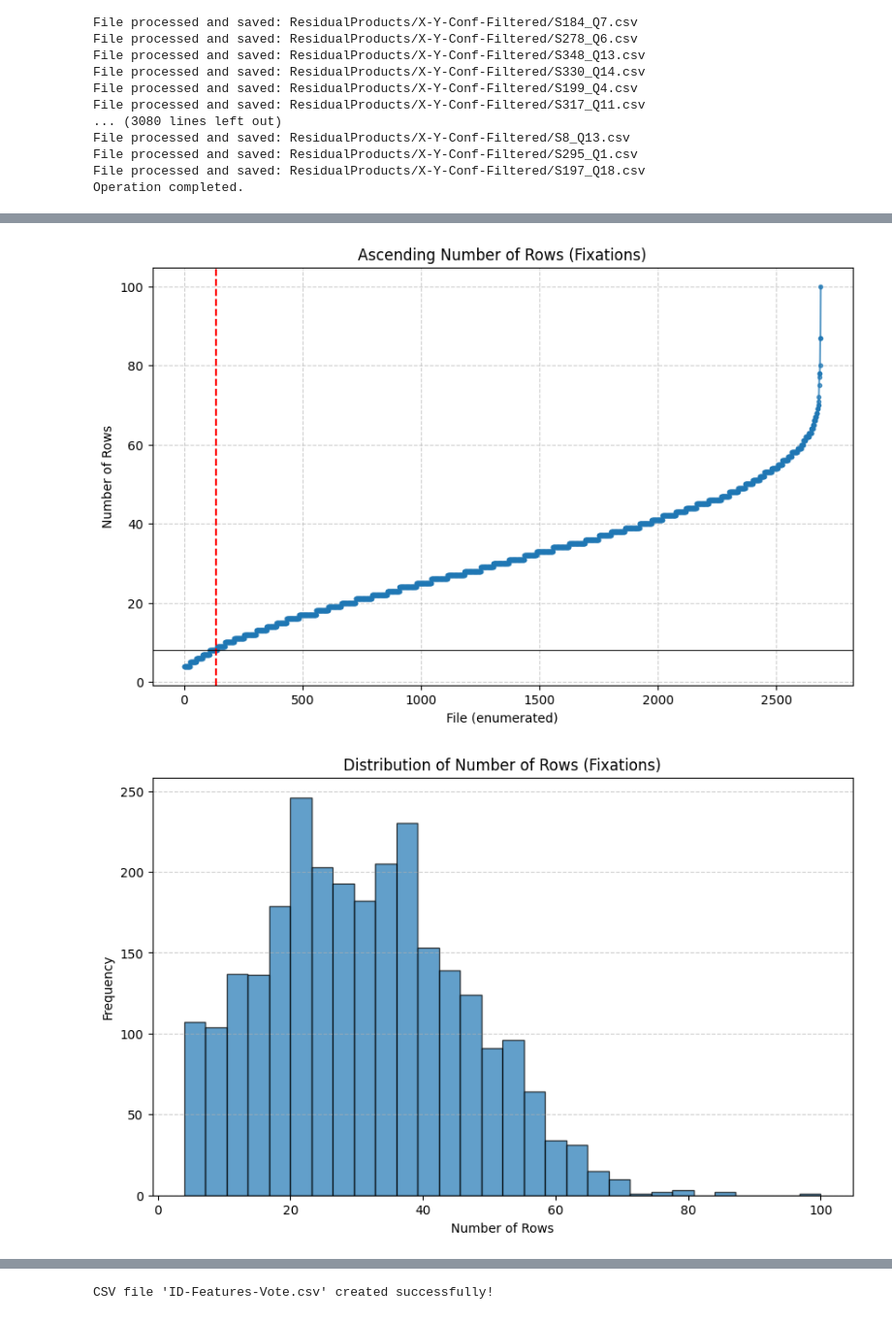
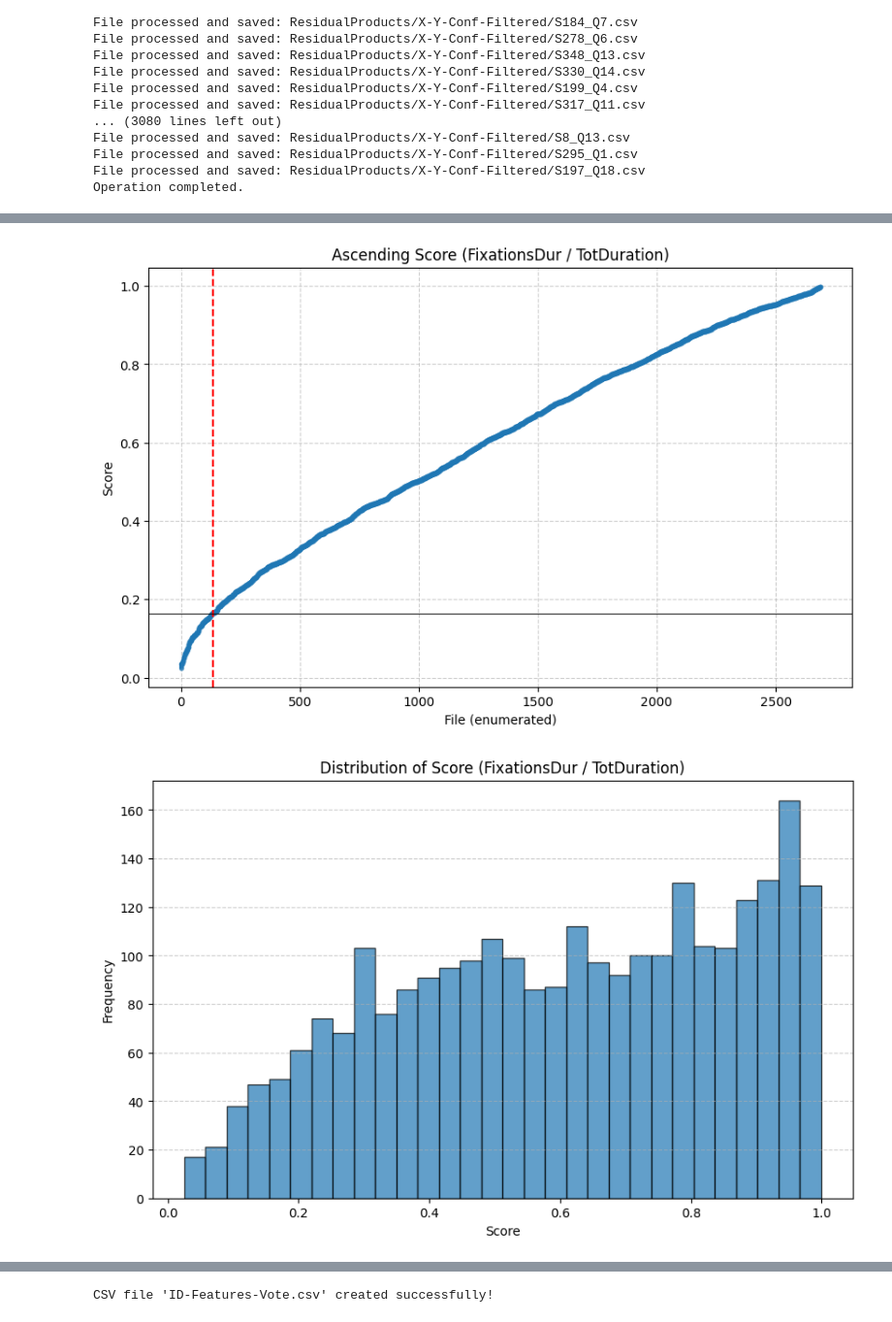
Before and after one commit to aclai-lab/TBME2025, a Jupyter notebook: Pipeline_DataCleaning.ipynb, the cells around one changed output, grey strips where cells are left out. Shown at 97% size. Saved outputs shown, nothing was run; the diff lists cells and outputs as text; code cells hidden in the pictures.

```diff
--- a/Pipeline_DataCleaning.ipynb
+++ b/Pipeline_DataCleaning.ipynb
@@ -821,6 +823,10 @@ length = len(durations_df)
 dur_05 = int(length * 0.05)  # 5th percentile index
 dur_95 = int(length * 0.95)  # 95th percentile index
 
+el1 = durations_df.head(dur_05)
+el2 = durations_df.tail(dur_05)
+el = pd.concat([el1, el2], ignore_index=True)
+
 # Filter durations to exclude extreme values
 durations_df = durations_df[dur_05:dur_95]
 
@@ -834,6 +840,8 @@ print(f"Min: {dfmin}\nMax: {dfmax}\nMean: {dfmean}\nStd: {dfstd}")
 
 # Copy the files corresponding to the filtered durations
 copy_files_from_dataframe(durations_df, 'coord_csv', 'ResidualProducts/csvPostDurationCleaning')
+eliminated = pd.concat([eliminated, el['File']])
+eliminated
 # %% [output]
 Calculated durations:
               File  Duration
@@ -946,10 +967,12 @@ plot_histogram_with_binning(
 
 # Calculate the 5th percentile index
 length = len(durations_df_filt)
-dur_10 = int(length * 0.05)
+dur_05 = int(length * 0.05)
+
+el = durations_df_filt.head(dur_05)
 
 # Filter the DataFrame to exclude the bottom 5% of durations
-durations_df_filt = durations_df_filt[dur_10:]
+durations_df_filt = durations_df_filt[dur_05:]
 
 # Calculate statistical metrics
 dfmin = durations_df_filt['Duration'].min()
@@ -966,6 +989,9 @@ copy_files_from_dataframe(
     'ResidualProducts/X-Y-Conf-Filtered',
     'ResidualProducts/csvPostDurationPostFilteringPostDurationCleaning'
 )
+
+eliminated = pd.concat([eliminated, el['File']])
+eliminated
 # %% [output]
 Calculated durations:
               File  Duration
@@ -1007,6 +1046,7 @@ df = plot_combined_range_distribution(range_x_df, ranges_y_df, threshold_x, thre
 if not os.path.exists(destination_folder):
     os.makedirs(destination_folder)
 
+el = df[df['Status'] == 'Cut']
 # Iterate over the kept trials
 kept_trials = df[df['Status'] == 'Kept']
 for trial in kept_trials['File']:
@@ -1020,6 +1060,9 @@ for trial in kept_trials['File']:
         print(f"Source file {source_file} not found.")
 
 print(f"Kept trials saved to {destination_folder}.")
+
+eliminated = pd.concat([eliminated, el['File']])
+eliminated
 # %% [output]
 S231_Q23.csv
 S433_Q47.csv
@@ -1105,74 +1199,51 @@ Processed file: Subject 295, Trial 1
 # %%
-# Directory containing the CSV files
-csv_folder = "ResidualProducts/Fixations-PreProcessing"
-
-# List to collect file information
-file_data = []
-
-# Iterate through all files in the directory
-for file in os.listdir(csv_folder):
-    if file.endswith(".csv"):
-        try:
-            # Full file path
-            file_path = os.path.join(csv_folder, file)
-
-            # Read the CSV file and count the number of rows
-            df = pd.read_csv(file_path)
-            n_rows = len(df)  # Count the rows in the DataFrame
-
-            # Append the filename and row count to the list
-            file_data.append({"Filename": file, "NFixations": n_rows})
-        except Exception as e:
-            print(f"Error processing file {file}: {e}")
-
-# Create a DataFrame from the collected data
-results_df = pd.DataFrame(file_data)
-
 # Sort the DataFrame by the number of rows in ascending order
-results_df = results_df.sort_values(by="NFixations").reset_index(drop=True)
+results_df = results_df.sort_values(by="Score").reset_index(drop=True)
 
 # Save the DataFrame to a CSV file (optional)
 results_df.to_csv("ResidualProducts/file_row_counts.csv", index=False)
 
 # Plot 1: Ascending number of rows
 plt.figure(figsize=(10, 6))
-plt.plot(range(len(results_df)), results_df["NFixations"], marker='.', alpha=0.7)
-
-'''TODO Da concordare con Guido:
-Tagliare le istanze che hanno un nuero di fixations inferiore a sqrt(#AOI_mean(on that painting))'''
+plt.plot(range(len(results_df)), results_df["Score"], marker='.', alpha=0.7)
 
 length = len(results_df)
 dur_5 = int(length * 0.05)  # Calculate the index corresponding to the 5th percentile of the data
 
+el = results_df.head(dur_5)
+
+eliminated = pd.concat([eliminated, el['File']])
+eliminated
+
 # Find the y-value (number of fixations) at the 5th percentile index
-y_5th = results_df['NFixations'].iloc[dur_5]
+y_5th = results_df['Score'].iloc[dur_5]
 
 # Draw a vertical line at the 5th percentile to indicate its position
 plt.axvline(x=dur_5, color='red', linestyle='--', label='5th-Percentile')
 
 # Draw thin black horizontal lines at the y-value of the 5th percentile
 plt.axhline(y=y_5th, color='black', linestyle='-', linewidth=0.7)
 
 
-plt.title("Ascending Number of Rows (Fixations)")
+plt.title("Ascending Score (FixationsDur / TotDuration)")
 plt.xlabel("File (enumerated)")
-plt.ylabel("Number of Rows")
+plt.ylabel("Score")
 plt.grid(True, linestyle='--', alpha=0.6)
-plt.savefig("ResidualProducts/Ascending_NFixations_Plot.jpg")
+plt.savefig("ResidualProducts/Ascending_Score_Plot.jpg")
 plt.show()
 
 # Plot 2: Distribution of the number of rows
 plt.figure(figsize=(10, 6))
-plt.hist(results_df["NFixations"], bins=30, edgecolor='black', alpha=0.7)
-plt.title("Distribution of Number of Rows (Fixations)")
-plt.xlabel("Number of Rows")
+plt.hist(results_df["Score"], bins=30, edgecolor='black', alpha=0.7)
+plt.title("Distribution of Score (FixationsDur / TotDuration)")
+plt.xlabel("Score")
 plt.ylabel("Frequency")
 plt.grid(axis='y', linestyle='--', alpha=0.6)
-plt.savefig("ResidualProducts/NFixations_Distribution.jpg")
+plt.savefig("ResidualProducts/Score_Distribution.jpg")
 plt.show()
 # %% [output]
-[figure, old version]
+[figure, new version]
-[figure, old version]
+[figure, new version]
 # %%
 length = len(results_df)
 ran_05 = int(length*0.05)
```
Also changed, not shown: parts of 15 cells of this notebook.
